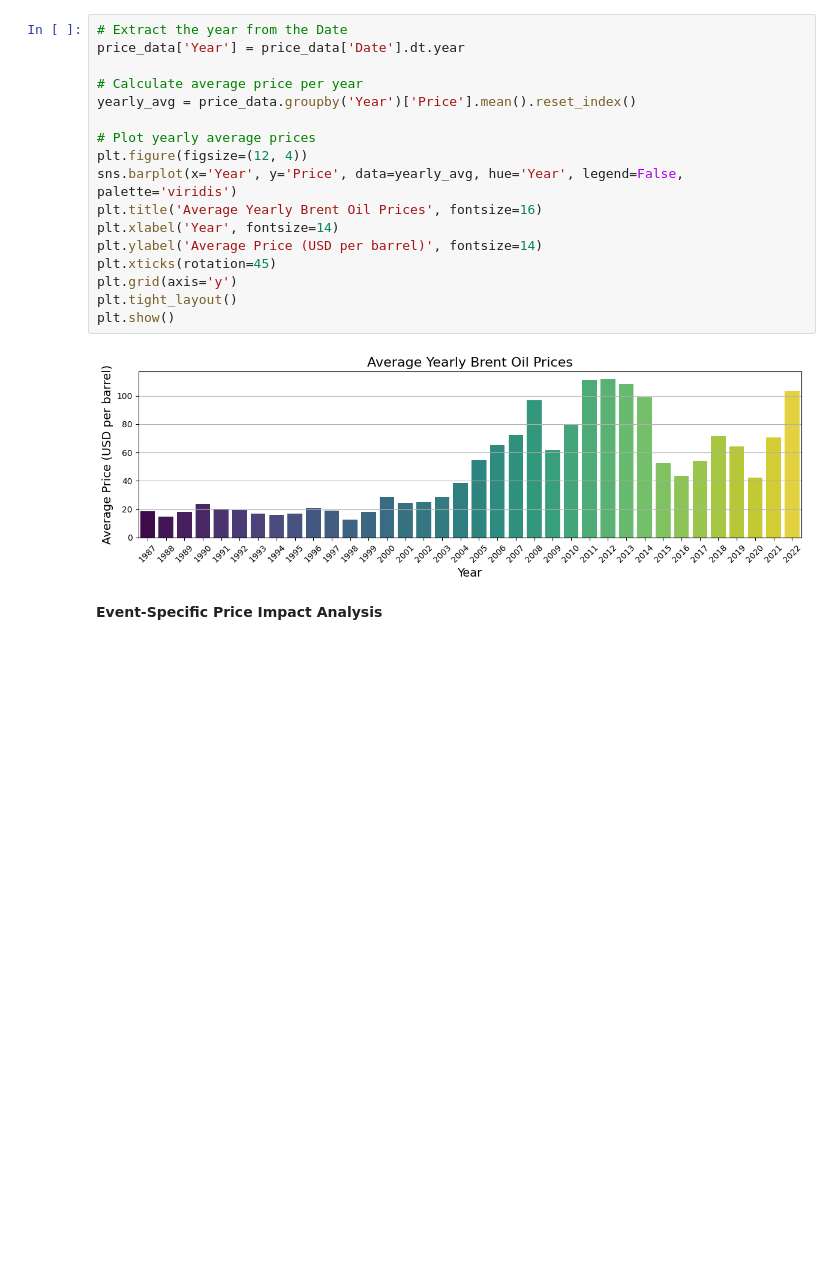
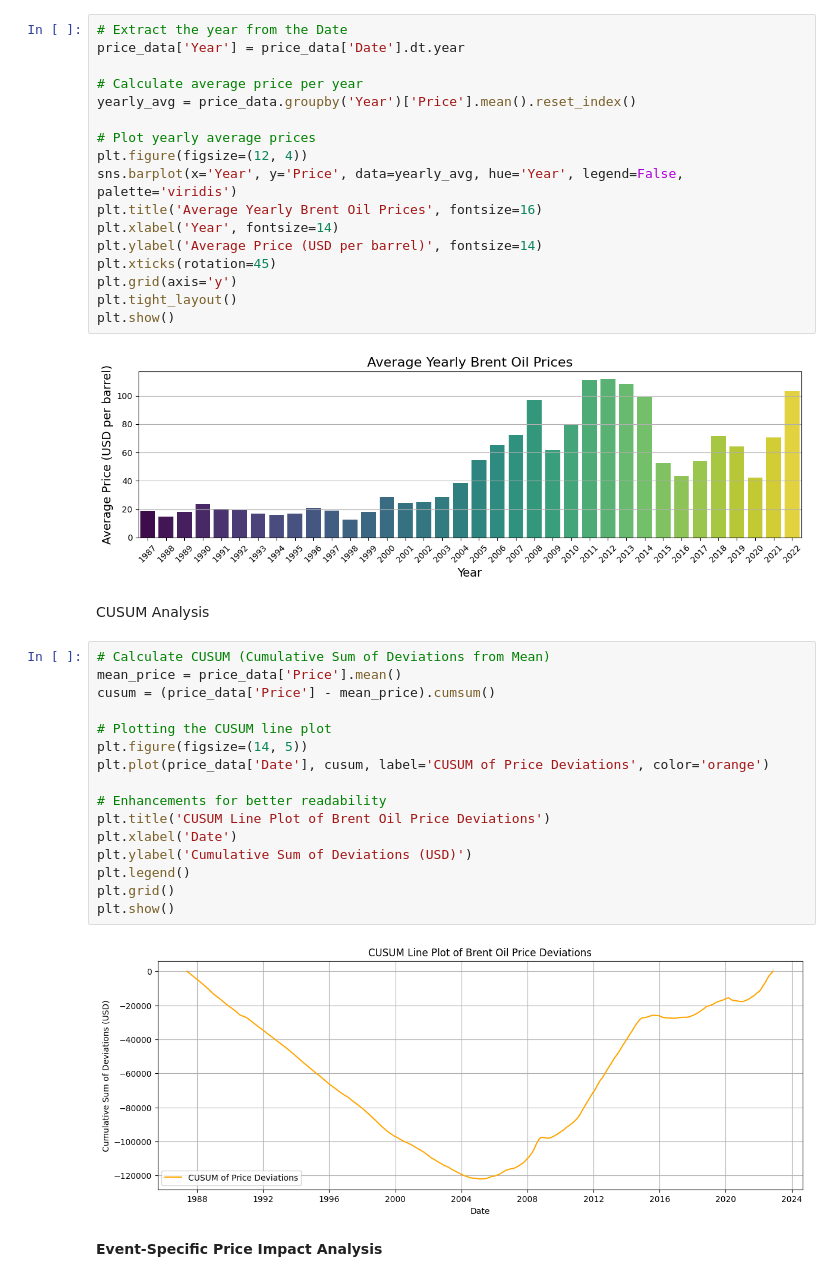
Before and after one commit to epythonlab/oil-price-statistical-modeling, a Jupyter notebook: notebooks/oil_price_analysis.ipynb, the cells around one changed output. Cells and saved outputs as stored; diff of their text form; blank space fills up the shorter version.

```diff
--- a/notebooks/oil_price_analysis.ipynb
+++ b/notebooks/oil_price_analysis.ipynb
@@ -301,5 +301,25 @@ plt.tight_layout()
 plt.show()
 # %% [output]
 [figure]
+# %% [markdown]
+CUSUM Analysis
+# %%
+# Calculate CUSUM (Cumulative Sum of Deviations from Mean)
+mean_price = price_data['Price'].mean()
+cusum = (price_data['Price'] - mean_price).cumsum()
+
+# Plotting the CUSUM line plot
+plt.figure(figsize=(14, 5))
+plt.plot(price_data['Date'], cusum, label='CUSUM of Price Deviations', color='orange')
+
+# Enhancements for better readability
+plt.title('CUSUM Line Plot of Brent Oil Price Deviations')
+plt.xlabel('Date')
+plt.ylabel('Cumulative Sum of Deviations (USD)')
+plt.legend()
+plt.grid()
+plt.show()
+# %% [output]
+[figure, added]
 # %% [markdown]
 **Event-Specific Price Impact Analysis**
```
Also changed, not shown: parts of 9 cells of this notebook.
